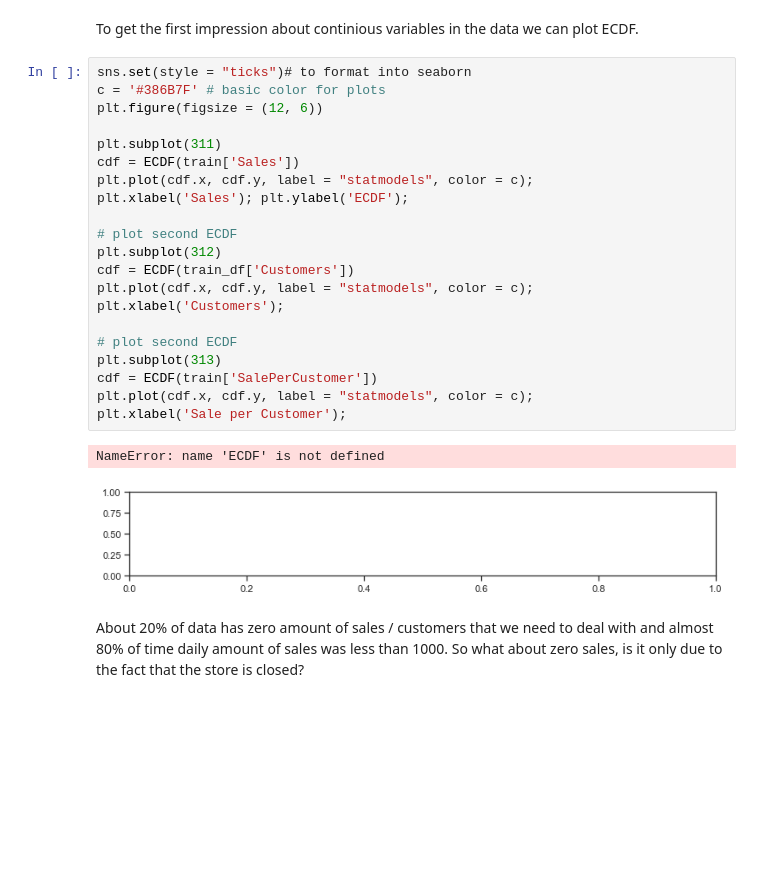
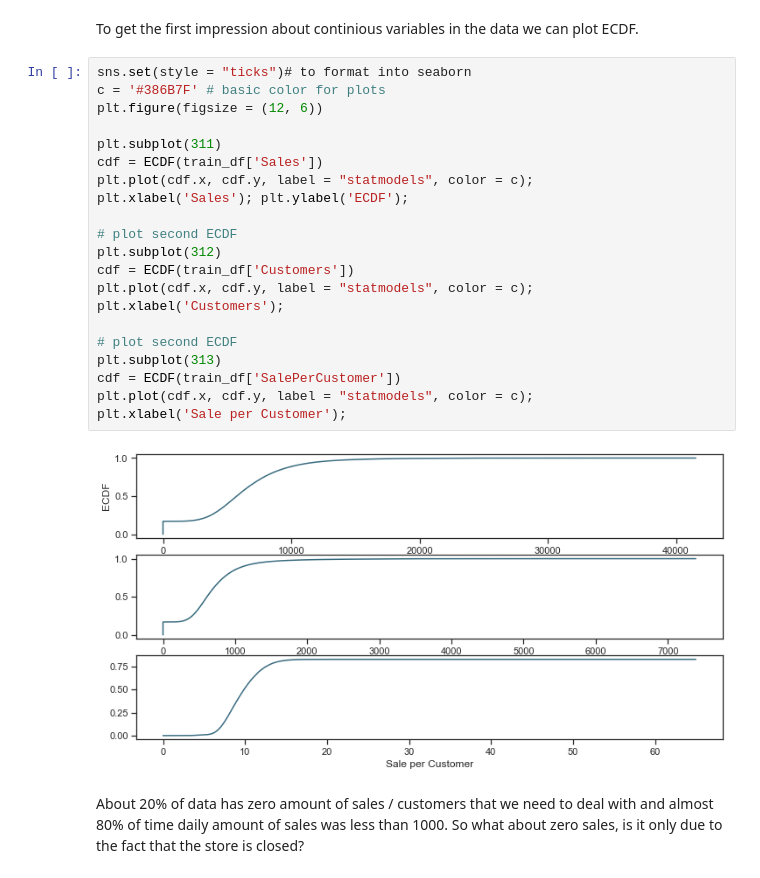
Before and after one commit to tadesse381/Pharmaceutical_Sales_prediction, a Jupyter notebook: notebooks/EDA_of_customer_purchasing_behavior.ipynb, the cells around one changed output. Drawn from its saved outputs; the diff is of its cells as text; blank space fills up the shorter version.

```diff
--- a/notebooks/EDA_of_customer_purchasing_behavior.ipynb
+++ b/notebooks/EDA_of_customer_purchasing_behavior.ipynb
@@ -205,27 +203,26 @@ To get the first impression about continious variables in the data we can plot E
 # %%
 sns.set(style = "ticks")# to format into seaborn
 c = '#386B7F' # basic color for plots
 plt.figure(figsize = (12, 6))
 
 plt.subplot(311)
-cdf = ECDF(train['Sales'])
+cdf = ECDF(train_df['Sales'])
 plt.plot(cdf.x, cdf.y, label = "statmodels", color = c);
 plt.xlabel('Sales'); plt.ylabel('ECDF');
 
 # plot second ECDF
 plt.subplot(312)
 cdf = ECDF(train_df['Customers'])
 plt.plot(cdf.x, cdf.y, label = "statmodels", color = c);
 plt.xlabel('Customers');
 
 # plot second ECDF
 plt.subplot(313)
-cdf = ECDF(train['SalePerCustomer'])
+cdf = ECDF(train_df['SalePerCustomer'])
 plt.plot(cdf.x, cdf.y, label = "statmodels", color = c);
 plt.xlabel('Sale per Customer');
 # %% [output]
-NameError: name 'ECDF' is not defined
-[figure, old version]
+[figure, new version]
 # %% [markdown]
 About 20% of data has zero amount of sales / customers that we need to deal with and almost 80% of time daily amount of sales was less than 1000. So what about zero sales, is it only due to the fact that the store is closed?
 # %% [markdown]
```
Also changed, not shown: parts of 18 cells of this notebook.
